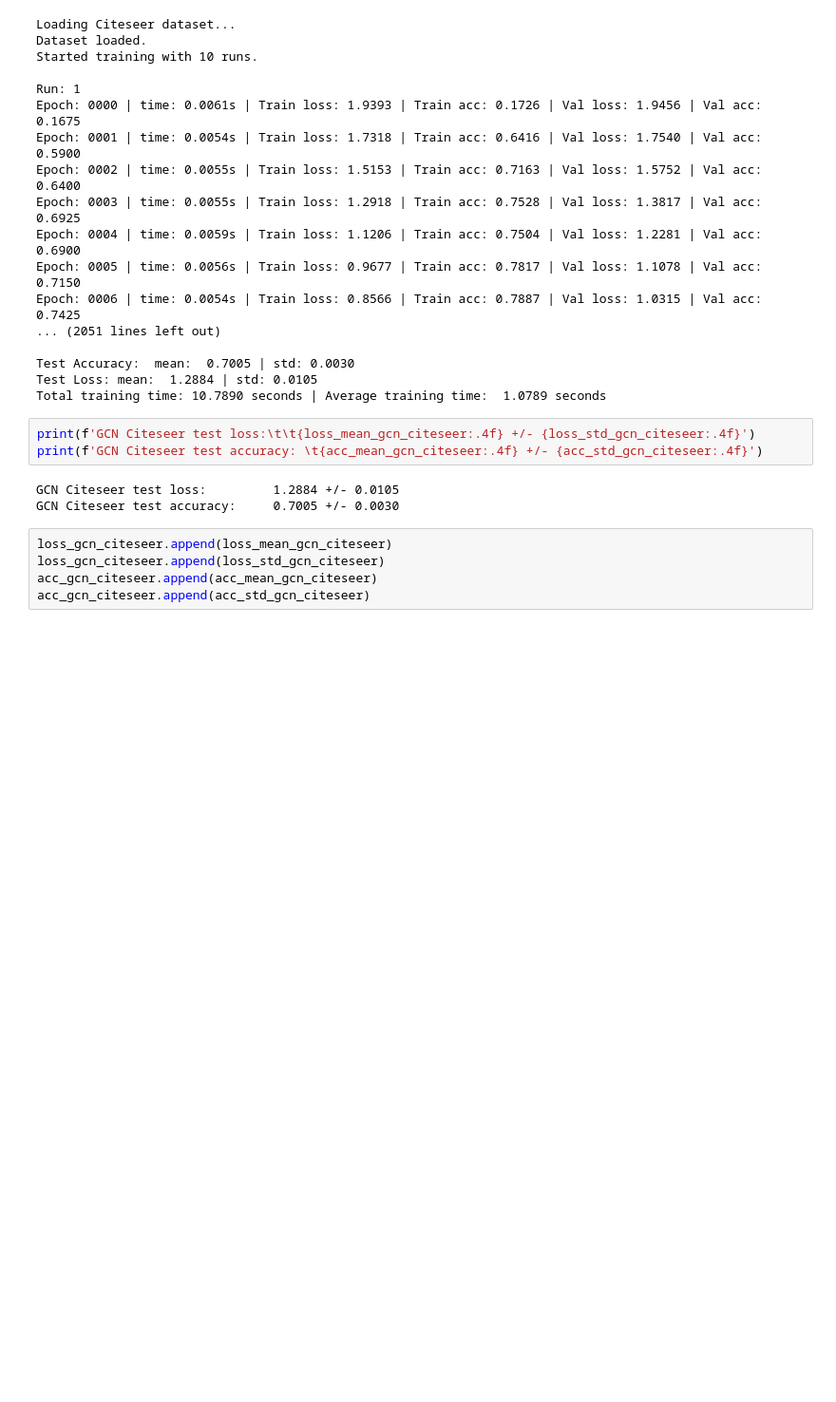
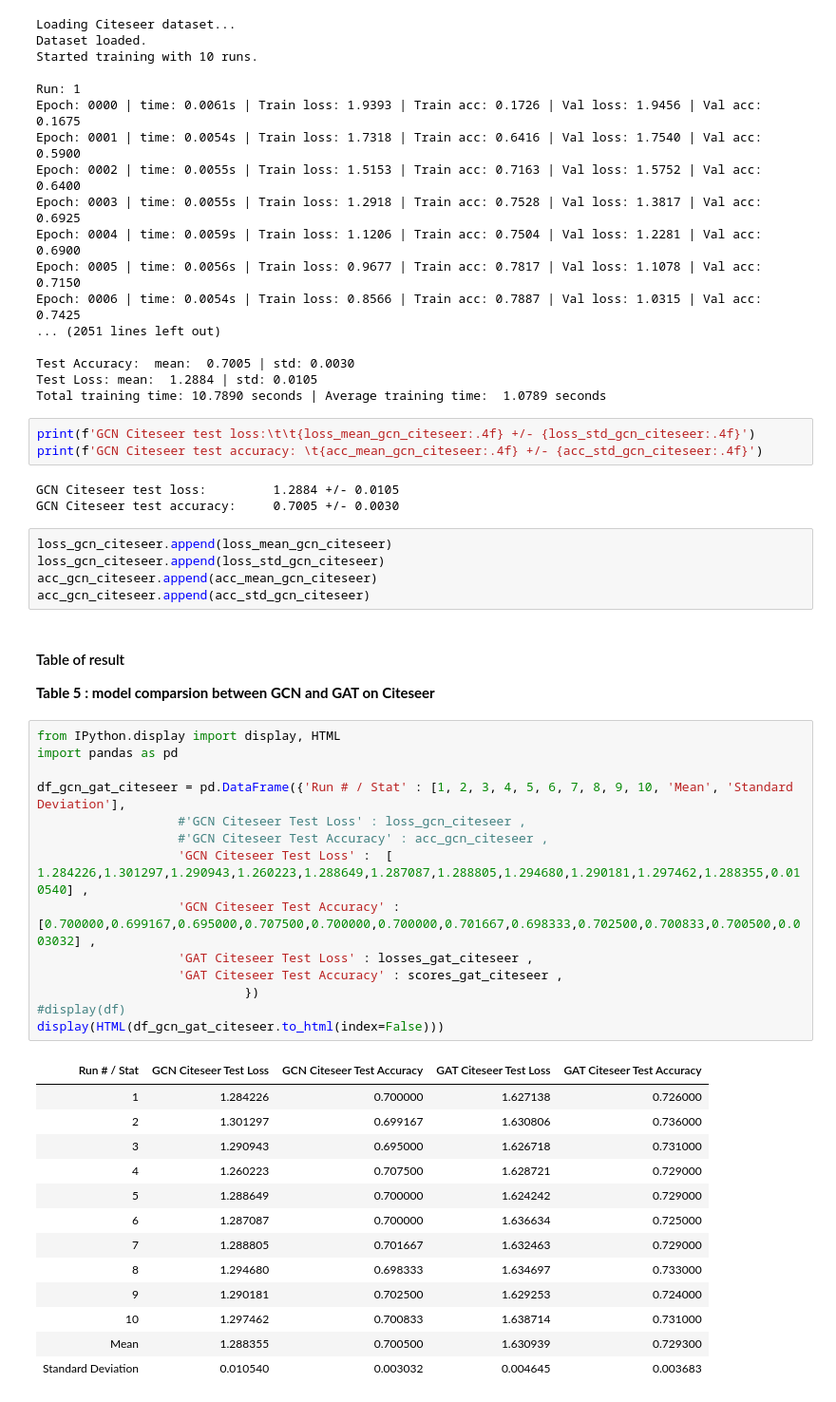
Before and after one commit to ranranrunforit/Reproducibility-Project, a Jupyter notebook: DL4H_Team_33_draft_cz78.ipynb, the cells around one changed output. Shown at 95% size. Saved outputs shown, nothing was run; the diff lists cells and outputs as text; blank space fills up the shorter version.

```diff
--- a/DL4H_Team_33_draft_cz78.ipynb
+++ b/DL4H_Team_33_draft_cz78.ipynb
@@ -2052,3 +2143,35 @@ loss_gcn_citeseer.append(loss_mean_gcn_citeseer)
 loss_gcn_citeseer.append(loss_std_gcn_citeseer)
 acc_gcn_citeseer.append(acc_mean_gcn_citeseer)
 acc_gcn_citeseer.append(acc_std_gcn_citeseer)
+# %% [markdown]
+####  Table of result
+
+**Table 5 : model comparsion between GCN and GAT on Citeseer**
+# %%
+from IPython.display import display, HTML
+import pandas as pd
+
+df_gcn_gat_citeseer = pd.DataFrame({'Run # / Stat' : [1, 2, 3, 4, 5, 6, 7, 8, 9, 10, 'Mean', 'Standard Deviation'],
+                   #'GCN Citeseer Test Loss' : loss_gcn_citeseer ,
+                   #'GCN Citeseer Test Accuracy' : acc_gcn_citeseer ,
+                   'GCN Citeseer Test Loss' :  [ 1.284226,1.301297,1.290943,1.260223,1.288649,1.287087,1.288805,1.294680,1.290181,1.297462,1.288355,0.010540] ,
+                   'GCN Citeseer Test Accuracy' :  [0.700000,0.699167,0.695000,0.707500,0.700000,0.700000,0.701667,0.698333,0.702500,0.700833,0.700500,0.003032] ,
+                   'GAT Citeseer Test Loss' : losses_gat_citeseer ,
+                   'GAT Citeseer Test Accuracy' : scores_gat_citeseer ,
+                            })
+#display(df)
+display(HTML(df_gcn_gat_citeseer.to_html(index=False)))
+# %% [output]
+| Run # / Stat | GCN Citeseer Test Loss | GCN Citeseer Test Accuracy | GAT Citeseer Test Loss | GAT Citeseer Test Accuracy |
+| 1 | 1.284226 | 0.700000 | 1.627138 | 0.726000 |
+| 2 | 1.301297 | 0.699167 | 1.630806 | 0.736000 |
+| 3 | 1.290943 | 0.695000 | 1.626718 | 0.731000 |
+| 4 | 1.260223 | 0.707500 | 1.628721 | 0.729000 |
+| 5 | 1.288649 | 0.700000 | 1.624242 | 0.729000 |
+| 6 | 1.287087 | 0.700000 | 1.636634 | 0.725000 |
+| 7 | 1.288805 | 0.701667 | 1.632463 | 0.729000 |
+| 8 | 1.294680 | 0.698333 | 1.634697 | 0.733000 |
+| 9 | 1.290181 | 0.702500 | 1.629253 | 0.724000 |
+| 10 | 1.297462 | 0.700833 | 1.638714 | 0.731000 |
+| Mean | 1.288355 | 0.700500 | 1.630939 | 0.729300 |
+| Standard Deviation | 0.010540 | 0.003032 | 0.004645 | 0.003683 |
```
Also changed, not shown: parts of 79 cells of this notebook.
